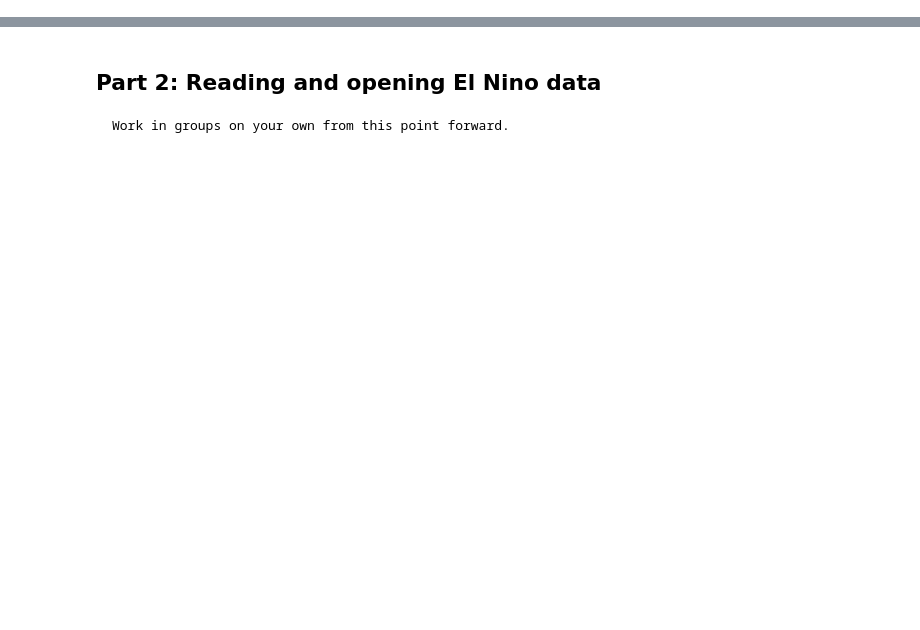
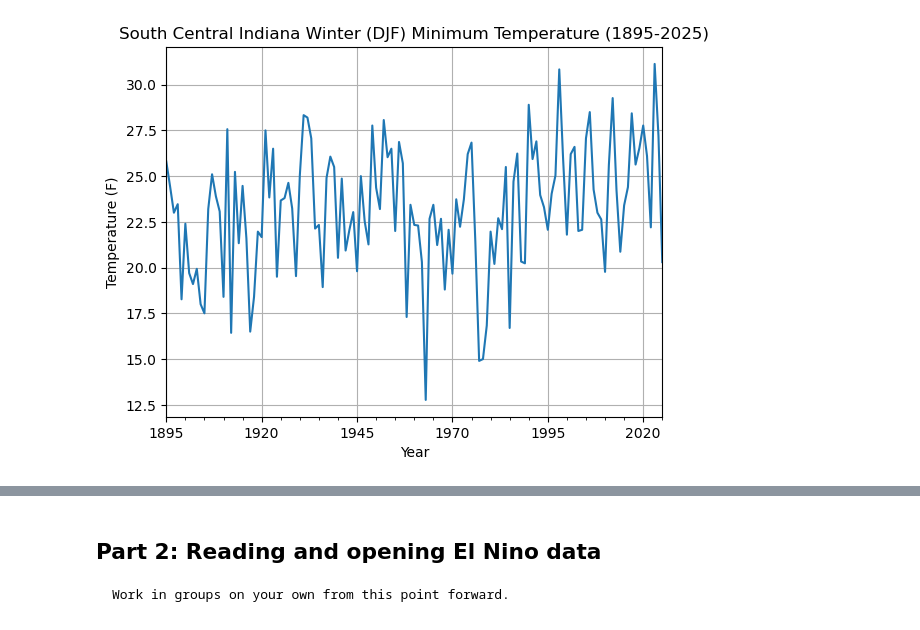
Before and after one commit to Rafaelaqv/pythonadvancedclass, a Jupyter notebook: 03_winter_temperature_enso (1).ipynb, the cells around one changed output, grey strips where cells are left out. Saved outputs shown, nothing was run; the diff lists cells and outputs as text; code cells hidden in the pictures; blank space fills up the shorter version.

```diff
--- a/03_winter_temperature_enso (1).ipynb
+++ b/03_winter_temperature_enso (1).ipynb
@@ -56,0 +126,25 @@ import pandas as pd
+# %%
+""" Select and average over winter times (DJF). """
+
+# find dates that are in December, January and February
+in_djf = time_vector.month.isin([12, 1, 2])
+
+# remove the first two values
+tmin_djf = tmin_timeseries[in_djf][2:]
+time_vector_djf = time_vector[in_djf][2:]
+
+# group by year (dealing with the fact that December will have a different year)
+# average DJF values within year groups (dealing appropriately with NaNs)
+tmin_djf = pd.Series(tmin_djf, index=time_vector_djf).resample("Y").mean()
+
+# plot the timeseries
+tmin_djf.plot()
+
+#label axes
+plt.title("South Central Indiana Winter (DJF) Minimum Temperature (1895-2025)")
+plt.xlabel("Year")
+plt.ylabel("Temperature (F)")
+plt.grid()
+plt.show()
+# %% [output]
+[figure, added]
```
Also changed, not shown: parts of 20 cells of this notebook.
